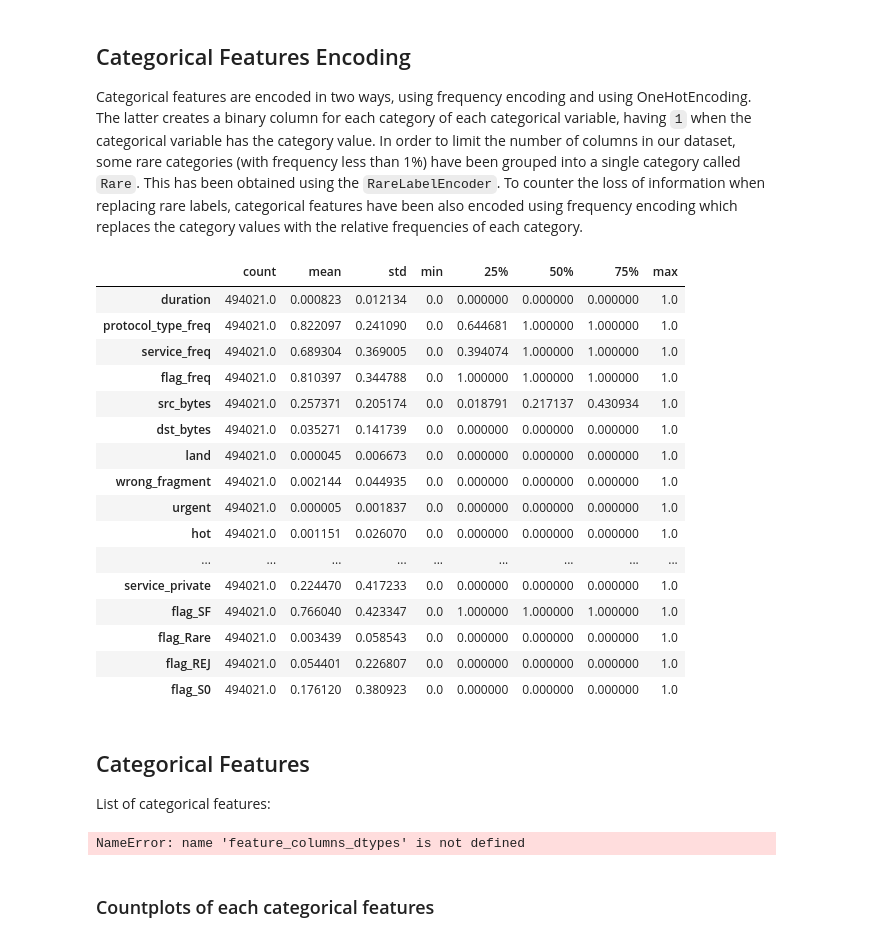
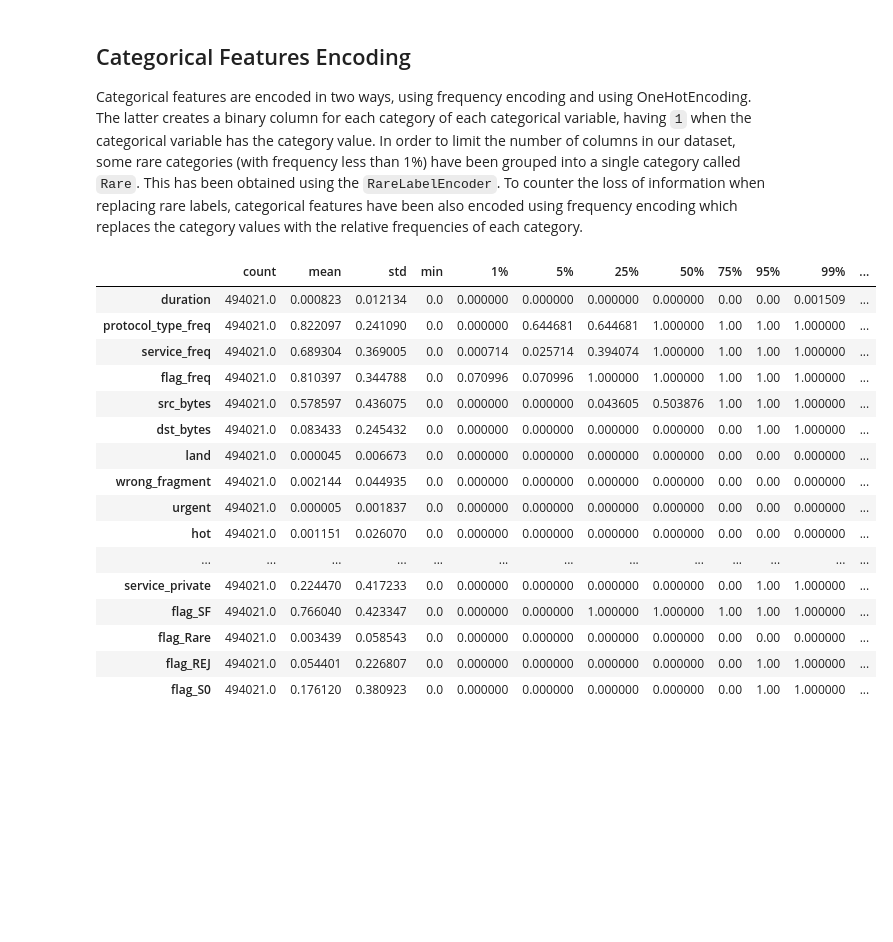
Before and after one commit to ClaudioSalvatoreArcidiacono/intrusion_detection, a Jupyter notebook: docs/notebooks/exploration/feature_engineering.ipynb, the cells around one changed output. Drawn from its saved outputs; the diff is of its cells as text; code cells hidden in the pictures; blank space fills up the shorter version.

```diff
--- a/docs/notebooks/exploration/feature_engineering.ipynb
+++ b/docs/notebooks/exploration/feature_engineering.ipynb
@@ -42,37 +42,22 @@ df = load_df(
 df = remove_dot_from_attack_type_classes(df)
 # %%
 preprocessed_df = preprocessing_pipeline.fit_transform(df)
-preprocessed_df.describe().T
+preprocessed_df.describe(percentiles=[0.01, 0.05, .25, .5, .75, 0.95, 0.99]).T
 # %% [output]
-|  | count | mean | std | min | 25% | 50% | 75% | max |
-| duration | 494021.0 | 0.000823 | 0.012134 | 0.0 | 0.000000 | 0.000000 | 0.000000 | 1.0 |
-| protocol_type_freq | 494021.0 | 0.822097 | 0.241090 | 0.0 | 0.644681 | 1.000000 | 1.000000 | 1.0 |
-| service_freq | 494021.0 | 0.689304 | 0.369005 | 0.0 | 0.394074 | 1.000000 | 1.000000 | 1.0 |
-| flag_freq | 494021.0 | 0.810397 | 0.344788 | 0.0 | 1.000000 | 1.000000 | 1.000000 | 1.0 |
-| src_bytes | 494021.0 | 0.257371 | 0.205174 | 0.0 | 0.018791 | 0.217137 | 0.430934 | 1.0 |
-| dst_bytes | 494021.0 | 0.035271 | 0.141739 | 0.0 | 0.000000 | 0.000000 | 0.000000 | 1.0 |
-| land | 494021.0 | 0.000045 | 0.006673 | 0.0 | 0.000000 | 0.000000 | 0.000000 | 1.0 |
-| wrong_fragment | 494021.0 | 0.002144 | 0.044935 | 0.0 | 0.000000 | 0.000000 | 0.000000 | 1.0 |
-| urgent | 494021.0 | 0.000005 | 0.001837 | 0.0 | 0.000000 | 0.000000 | 0.000000 | 1.0 |
-| hot | 494021.0 | 0.001151 | 0.026070 | 0.0 | 0.000000 | 0.000000 | 0.000000 | 1.0 |
-| ... | ... | ... | ... | ... | ... | ... | ... | ... |
-| service_private | 494021.0 | 0.224470 | 0.417233 | 0.0 | 0.000000 | 0.000000 | 0.000000 | 1.0 |
-| flag_SF | 494021.0 | 0.766040 | 0.423347 | 0.0 | 1.000000 | 1.000000 | 1.000000 | 1.0 |
-| flag_Rare | 494021.0 | 0.003439 | 0.058543 | 0.0 | 0.000000 | 0.000000 | 0.000000 | 1.0 |
-| flag_REJ | 494021.0 | 0.054401 | 0.226807 | 0.0 | 0.000000 | 0.000000 | 0.000000 | 1.0 |
-| flag_S0 | 494021.0 | 0.176120 | 0.380923 | 0.0 | 0.000000 | 0.000000 | 0.000000 | 1.0 |
+|  | count | mean | std | min | 1% | 5% | 25% | 50% | 75% | 95% | 99% | ... |
+| duration | 494021.0 | 0.000823 | 0.012134 | 0.0 | 0.000000 | 0.000000 | 0.000000 | 0.000000 | 0.00 | 0.00 | 0.001509 | ... |
+| protocol_type_freq | 494021.0 | 0.822097 | 0.241090 | 0.0 | 0.000000 | 0.644681 | 0.644681 | 1.000000 | 1.00 | 1.00 | 1.000000 | ... |
+| service_freq | 494021.0 | 0.689304 | 0.369005 | 0.0 | 0.000714 | 0.025714 | 0.394074 | 1.000000 | 1.00 | 1.00 | 1.000000 | ... |
+| flag_freq | 494021.0 | 0.810397 | 0.344788 | 0.0 | 0.070996 | 0.070996 | 1.000000 | 1.000000 | 1.00 | 1.00 | 1.000000 | ... |
+| src_bytes | 494021.0 | 0.578597 | 0.436075 | 0.0 | 0.000000 | 0.000000 | 0.043605 | 0.503876 | 1.00 | 1.00 | 1.000000 | ... |
+| dst_bytes | 494021.0 | 0.083433 | 0.245432 | 0.0 | 0.000000 | 0.000000 | 0.000000 | 0.000000 | 0.00 | 1.00 | 1.000000 | ... |
+| land | 494021.0 | 0.000045 | 0.006673 | 0.0 | 0.000000 | 0.000000 | 0.000000 | 0.000000 | 0.00 | 0.00 | 0.000000 | ... |
+| wrong_fragment | 494021.0 | 0.002144 | 0.044935 | 0.0 | 0.000000 | 0.000000 | 0.000000 | 0.000000 | 0.00 | 0.00 | 0.000000 | ... |
+| urgent | 494021.0 | 0.000005 | 0.001837 | 0.0 | 0.000000 | 0.000000 | 0.000000 | 0.000000 | 0.00 | 0.00 | 0.000000 | ... |
+| hot | 494021.0 | 0.001151 | 0.026070 | 0.0 | 0.000000 | 0.000000 | 0.000000 | 0.000000 | 0.00 | 0.00 | 0.000000 | ... |
+| ... | ... | ... | ... | ... | ... | ... | ... | ... | ... | ... | ... | ... |
+| service_private | 494021.0 | 0.224470 | 0.417233 | 0.0 | 0.000000 | 0.000000 | 0.000000 | 0.000000 | 0.00 | 1.00 | 1.000000 | ... |
+| flag_SF | 494021.0 | 0.766040 | 0.423347 | 0.0 | 0.000000 | 0.000000 | 1.000000 | 1.000000 | 1.00 | 1.00 | 1.000000 | ... |
+| flag_Rare | 494021.0 | 0.003439 | 0.058543 | 0.0 | 0.000000 | 0.000000 | 0.000000 | 0.000000 | 0.00 | 0.00 | 0.000000 | ... |
+| flag_REJ | 494021.0 | 0.054401 | 0.226807 | 0.0 | 0.000000 | 0.000000 | 0.000000 | 0.000000 | 0.00 | 1.00 | 1.000000 | ... |
+| flag_S0 | 494021.0 | 0.176120 | 0.380923 | 0.0 | 0.000000 | 0.000000 | 0.000000 | 0.000000 | 0.00 | 1.00 | 1.000000 | ... |
-# %% [markdown]
-## Categorical Features
-
-List of categorical features:
-# %%
-categorical_features = feature_columns_dtypes[
-    feature_columns_dtypes == object
-].index.to_list()
-
-nl = "\n- "
-display(Markdown(f"The categorical Features in our dataset are: {nl + nl.join(categorical_features)}"))
-# %% [output]
-NameError: name 'feature_columns_dtypes' is not defined
-# %% [markdown]
-### Countplots of each categorical features
```
Also changed, not shown: parts of 11 cells of this notebook, 1 other file.
